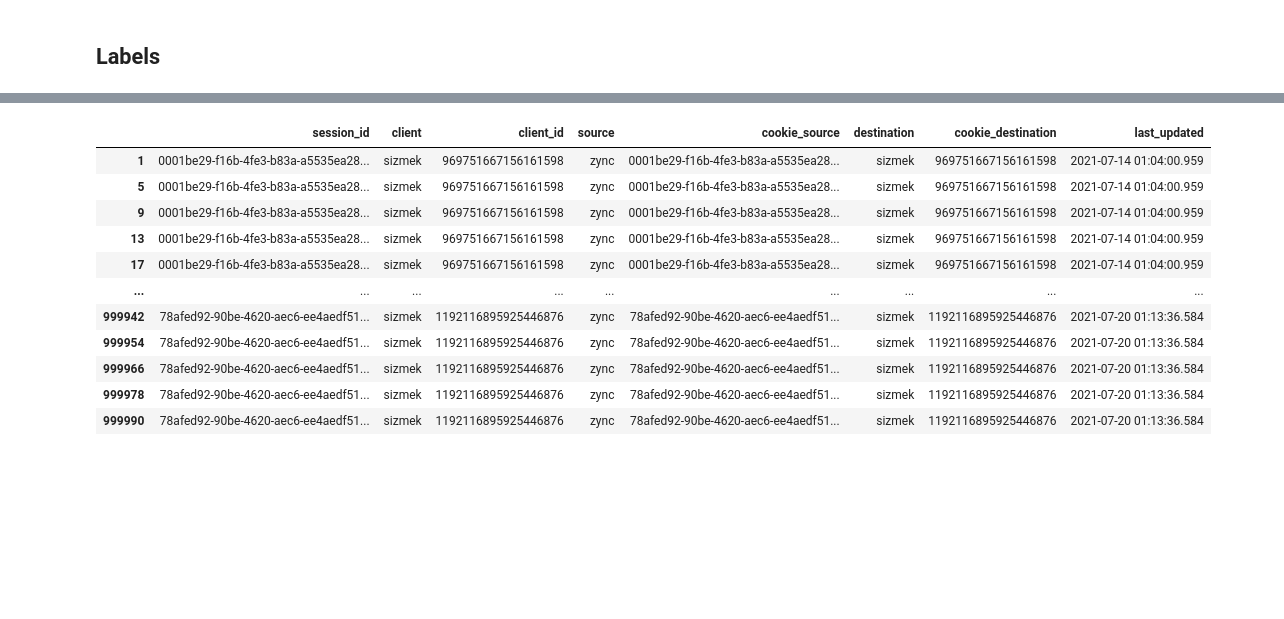
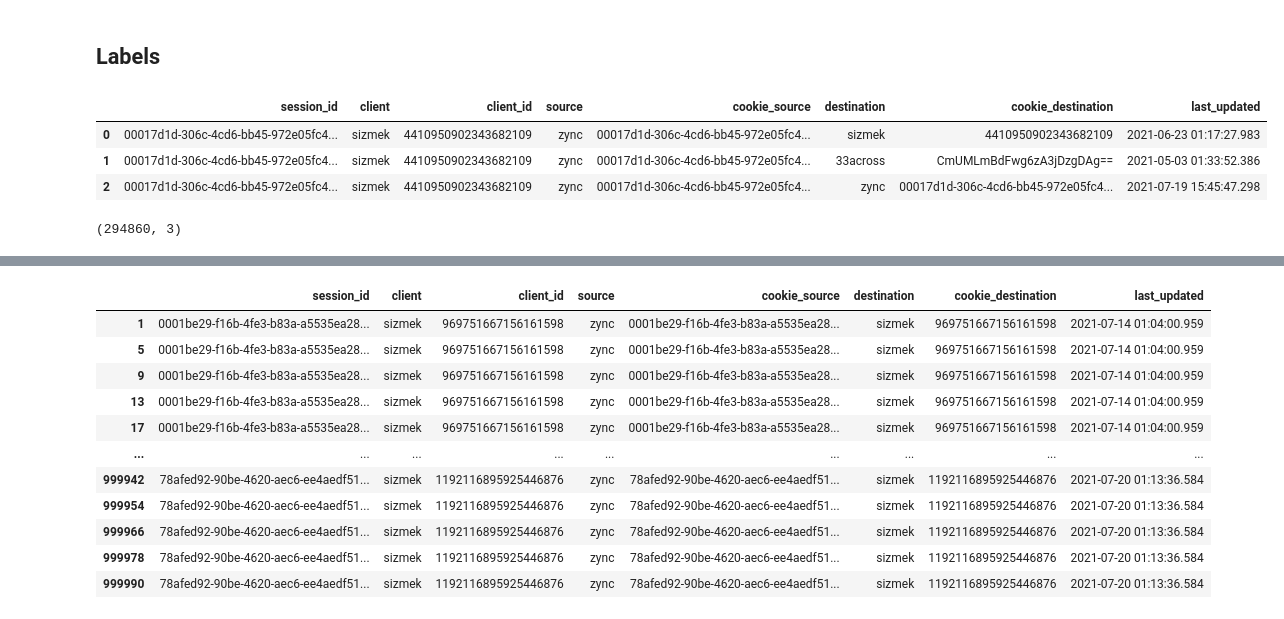
Before and after one commit to cipher982/GNN-playground, a Jupyter notebook: gnn_v4.ipynb, the cells around one changed output, grey strips where cells are left out. Drawn from its saved outputs; the diff is of its cells as text; code cells hidden in the pictures; blank space fills up the shorter version.

```diff
--- a/gnn_v4.ipynb
+++ b/gnn_v4.ipynb
@@ -302,3 +302,19 @@ print(count)
 0
 # %% [markdown]
 ## Labels
+# %%
+file_path = "s3://drose-sandbox/join_output_full_256/part-00000-55e5bf82-ca6d-47ab-940d-a0e6093f7868-c000.snappy.orc"
+labels_zync = pd.read_orc(file_path)
+labels_zync.head(3)
+# %% [output]
+|  | session_id | client | client_id | source | cookie_source | destination | cookie_destination | last_updated |
+| 0 | 00017d1d-306c-4cd6-bb45-972e05fc4... | sizmek | 4410950902343682109 | zync | 00017d1d-306c-4cd6-bb45-972e05fc4... | sizmek | 4410950902343682109 | 2021-06-23 01:17:27.983 |
+| 1 | 00017d1d-306c-4cd6-bb45-972e05fc4... | sizmek | 4410950902343682109 | zync | 00017d1d-306c-4cd6-bb45-972e05fc4... | 33across | CmUMLmBdFwg6zA3jDzgDAg== | 2021-05-03 01:33:52.386 |
+| 2 | 00017d1d-306c-4cd6-bb45-972e05fc4... | sizmek | 4410950902343682109 | zync | 00017d1d-306c-4cd6-bb45-972e05fc4... | zync | 00017d1d-306c-4cd6-bb45-972e05fc4... | 2021-07-19 15:45:47.298 |
+# %%
+labels_zync = labels_zync[labels_zync["destination"] == "sizmek"]
+labels_zync = labels_zync[["session_id", "client_id","last_updated"]]
+labels_zync = labels_zync.drop_duplicates()
+labels_zync.shape
+# %% [output]
+(294860, 3)
```
Also changed, not shown: parts of 14 cells of this notebook.
